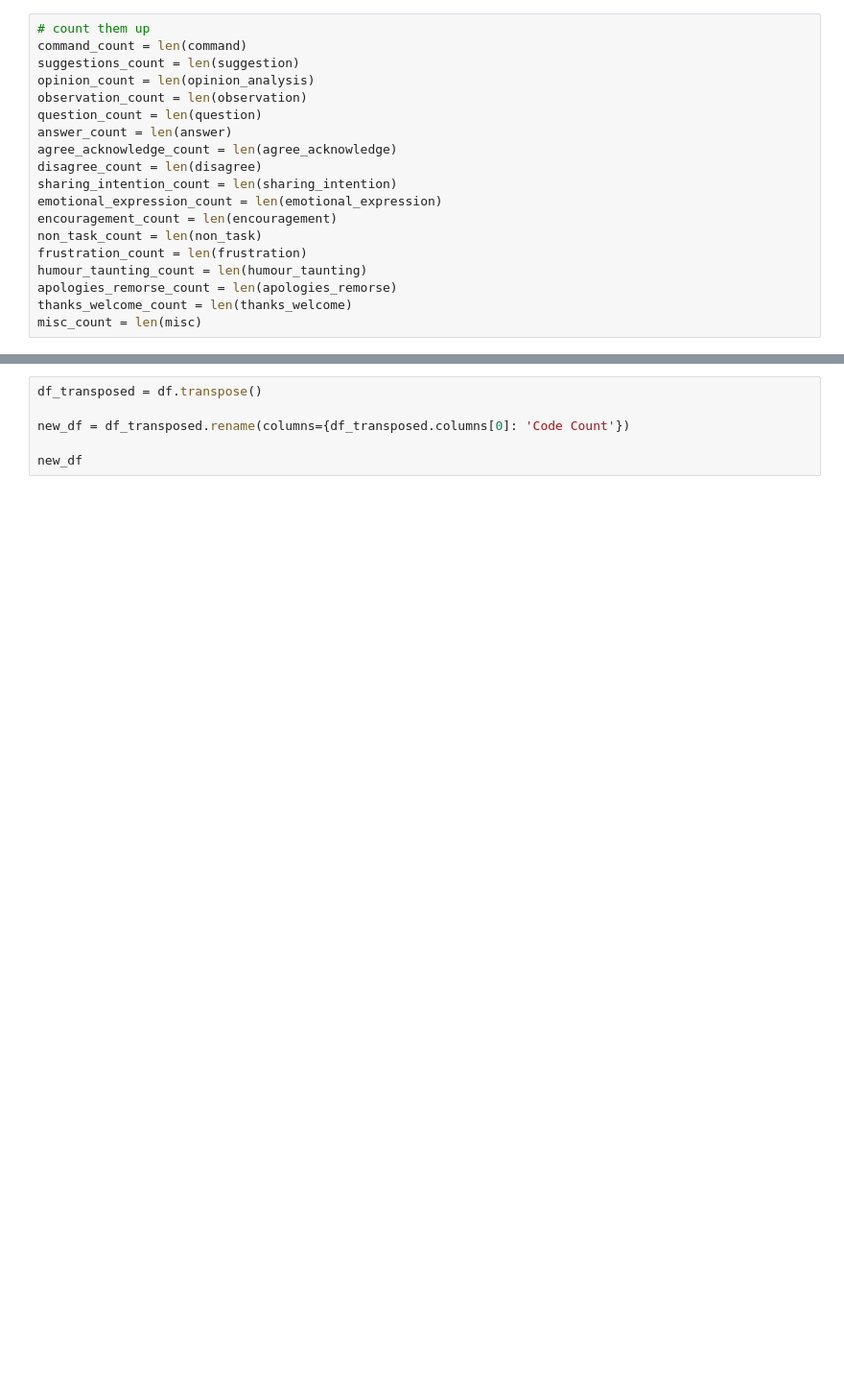
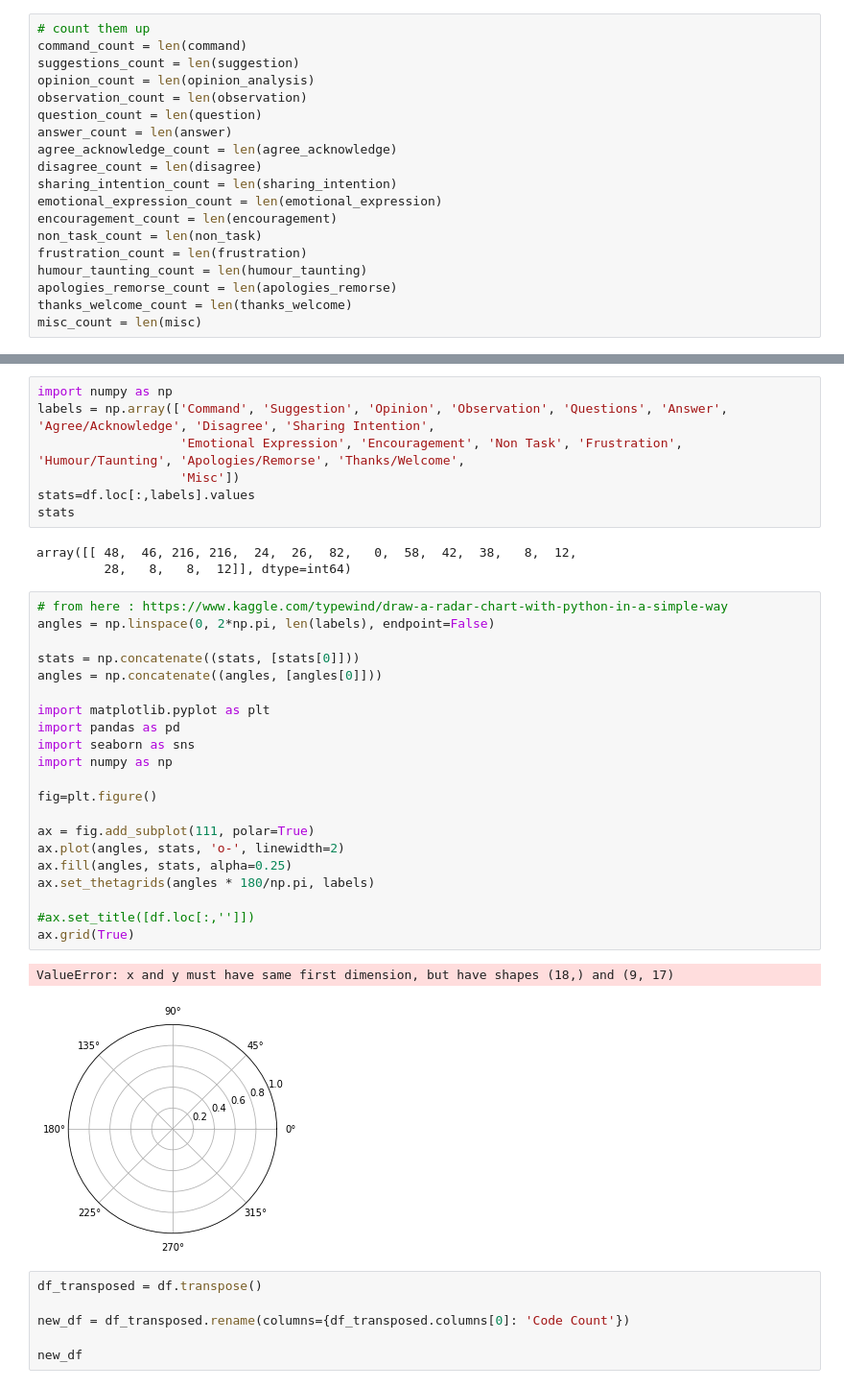
Before and after one commit to evelyntan/scripts, a Jupyter notebook: Untitled.ipynb, the cells around one changed output, grey strips where cells are left out. Shown: that part at 96% size. Cells and saved outputs as stored; diff of their text form; blank space fills up the shorter version.

```diff
--- a/Untitled.ipynb
+++ b/Untitled.ipynb
@@ -135,3 +135,37 @@ df
+# %%
+import numpy as np
+labels = np.array(['Command', 'Suggestion', 'Opinion', 'Observation', 'Questions', 'Answer', 'Agree/Acknowledge', 'Disagree', 'Sharing Intention',
+                   'Emotional Expression', 'Encouragement', 'Non Task', 'Frustration', 'Humour/Taunting', 'Apologies/Remorse', 'Thanks/Welcome',
+                   'Misc'])
+stats=df.loc[:,labels].values
+stats
+# %% [output]
+array([[ 48,  46, 216, 216,  24,  26,  82,   0,  58,  42,  38,   8,  12,
+         28,   8,   8,  12]], dtype=int64)
+# %%
+# from here : https://www.kaggle.com/typewind/draw-a-radar-chart-with-python-in-a-simple-way
+angles = np.linspace(0, 2*np.pi, len(labels), endpoint=False)
+
+stats = np.concatenate((stats, [stats[0]]))
+angles = np.concatenate((angles, [angles[0]]))
+
+import matplotlib.pyplot as plt
+import pandas as pd
+import seaborn as sns
+import numpy as np
+
+fig=plt.figure()
+
+ax = fig.add_subplot(111, polar=True)
+ax.plot(angles, stats, 'o-', linewidth=2)
+ax.fill(angles, stats, alpha=0.25)
+ax.set_thetagrids(angles * 180/np.pi, labels)
+
+#ax.set_title([df.loc[:,'']])
+ax.grid(True)
+# %% [output]
+ValueError: x and y must have same first dimension, but have shapes (18,) and (9, 17)
+[figure, added]
 # %%
 df_transposed = df.transpose()
 
```
Also changed, not shown: parts of 1 cell of this notebook.
